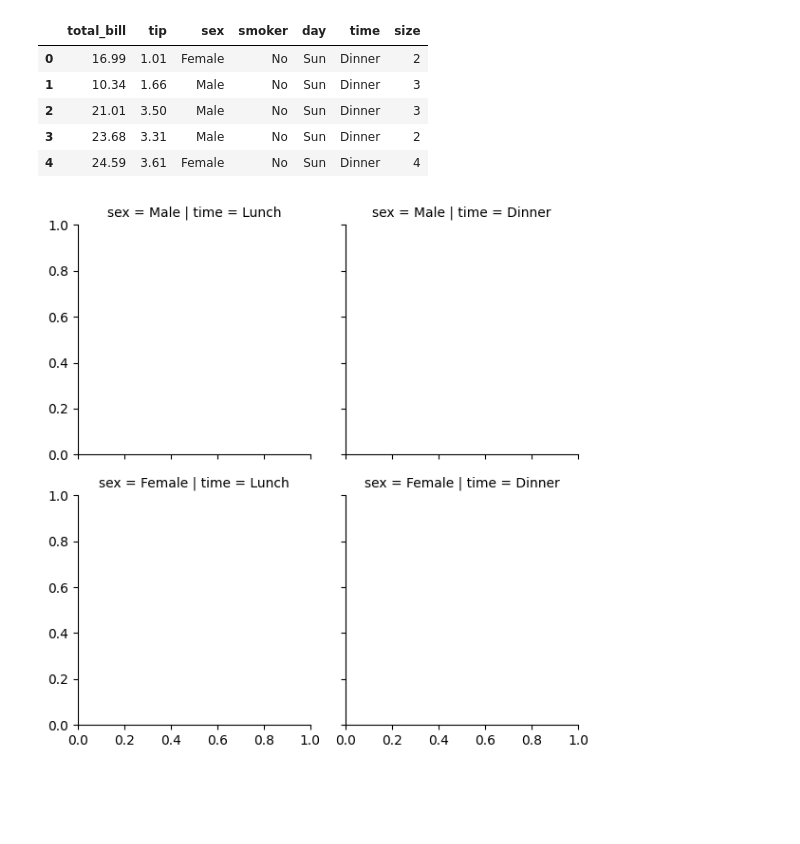
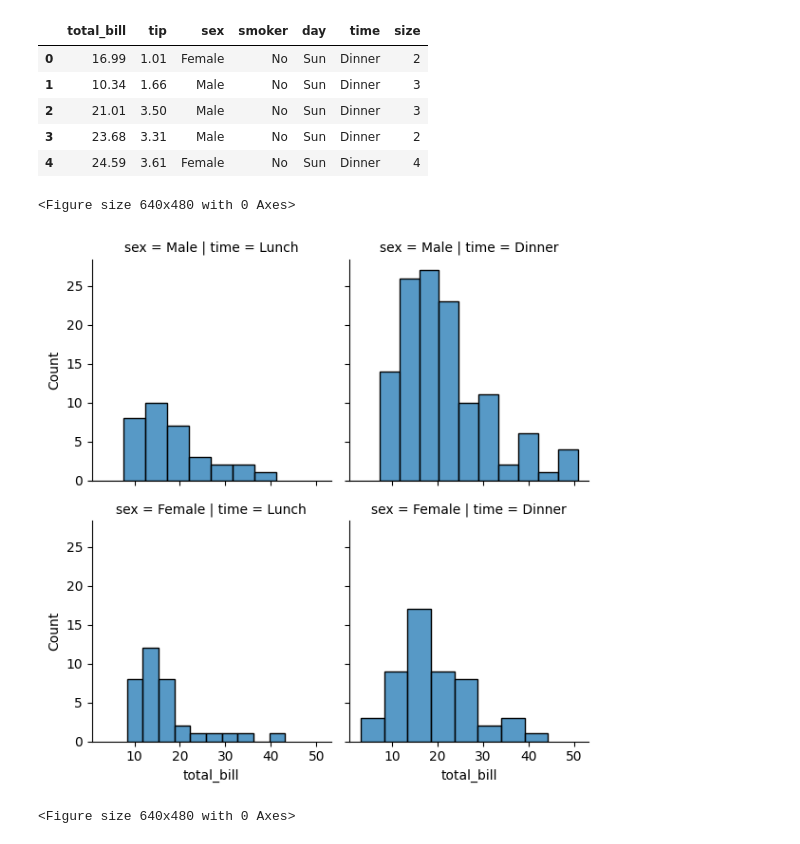
Before and after one commit to Avinash-Tamarapalli/DataScience, a Jupyter notebook: DA/seaborn.ipynb, the cells around one changed output. Cells and saved outputs as stored; diff of their text form; code cells hidden in the pictures; blank space fills up the shorter version.

```diff
--- a/DA/seaborn.ipynb
+++ b/DA/seaborn.ipynb
@@ -400,9 +410,14 @@ tips.head()
 | 3 | 23.68 | 3.31 | Male | No | Sun | Dinner | 2 |
 | 4 | 24.59 | 3.61 | Female | No | Sun | Dinner | 4 |
 # %%
+plt.figure() # creates the new figure
 fg = sns.FacetGrid(data=tips,col='time',row='sex')
 
-# fg.map(sns.histplot,'total_bill')
+fg.map(sns.histplot,'total_bill')
+plt.show()
+plt.clf() #clears the figure
 # %% [output]
+<Figure size 640x480 with 0 Axes>
-[figure, old version]
+[figure, new version]
+<Figure size 640x480 with 0 Axes>
 # %%
```
Also changed, not shown: parts of 4 cells of this notebook, 1 other file.
